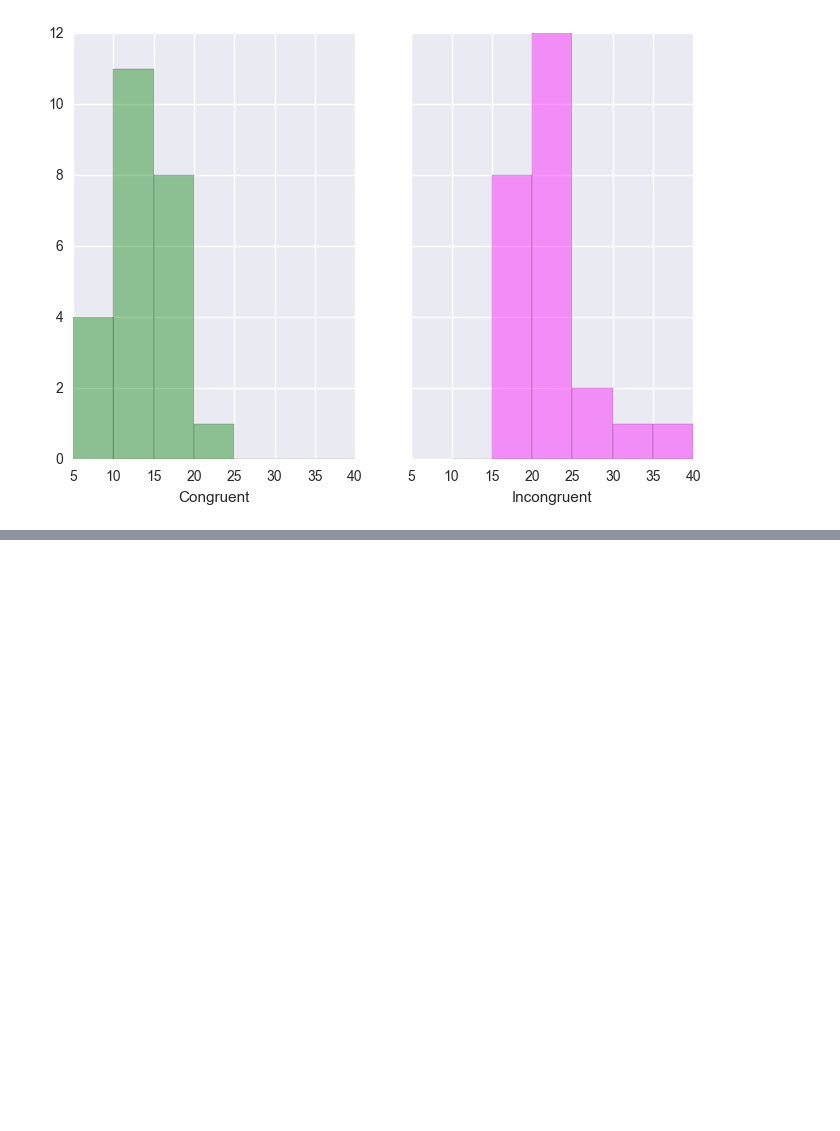
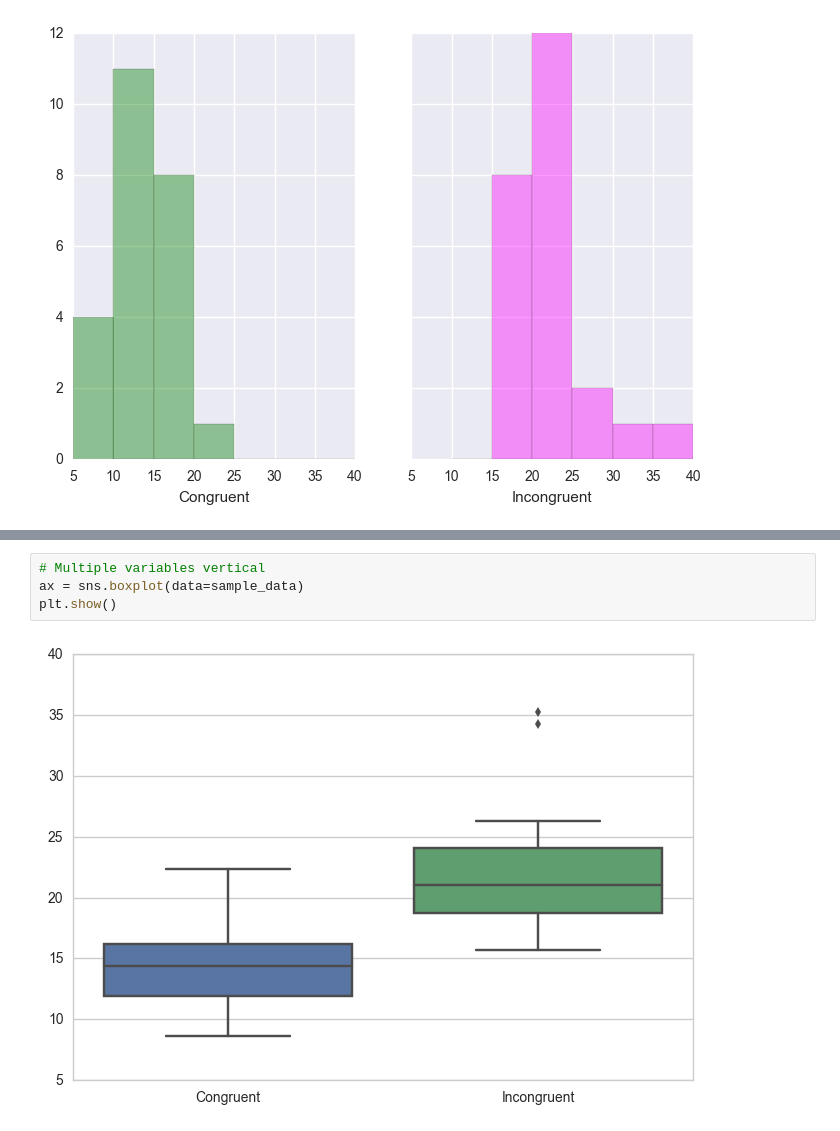
Before and after one commit to hichana/data-science-quiver, a Jupyter notebook: plotting_and_graphs.ipynb, the cells around one changed output, grey strips where cells are left out. Saved outputs shown, nothing was run; the diff lists cells and outputs as text; blank space fills up the shorter version.

```diff
--- a/plotting_and_graphs.ipynb
+++ b/plotting_and_graphs.ipynb
@@ -85,0 +101,6 @@ plt.show()
+# %%
+# Multiple variables vertical
+ax = sns.boxplot(data=sample_data)
+plt.show()
+# %% [output]
+[figure, added]
```
Also changed, not shown: parts of 6 cells of this notebook, 2 other files.
